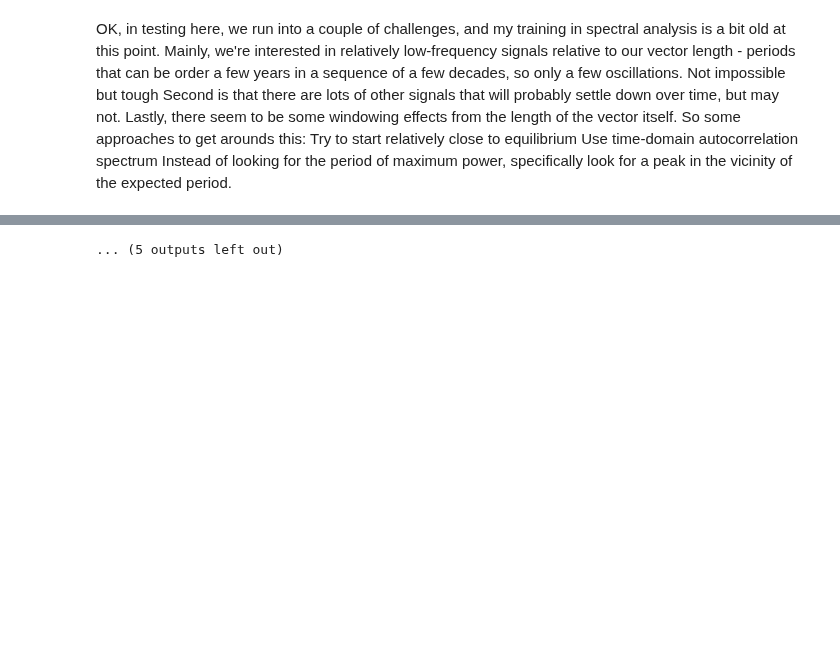
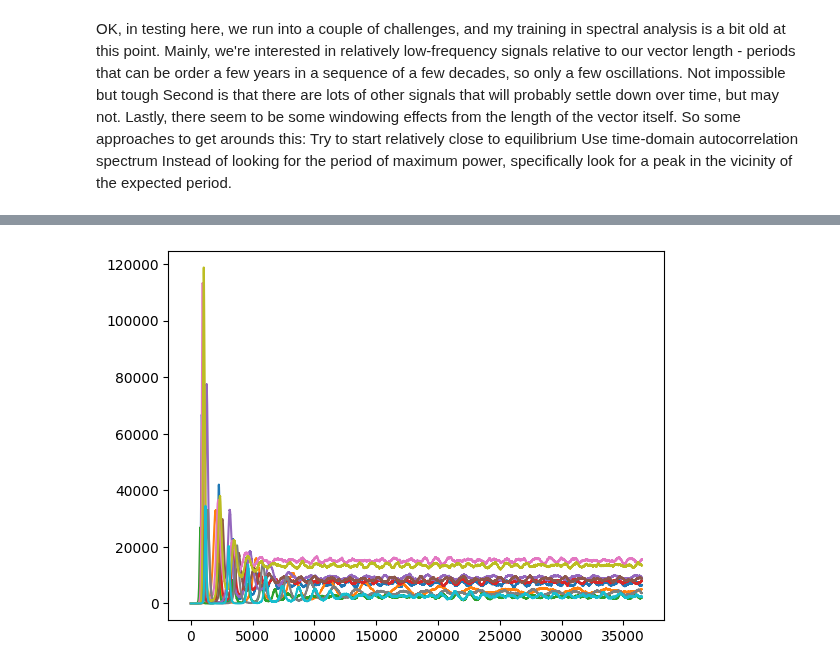
Before and after one commit to InstituteforDiseaseModeling/laser-generic, a Jupyter notebook: notebooks/SIR_wbirths_natural_periodicity.ipynb, the cells around one changed output, grey strips where cells are left out. Saved outputs shown, nothing was run; the diff lists cells and outputs as text; code cells hidden in the pictures; blank space fills up the shorter version.

```diff
--- a/notebooks/SIR_wbirths_natural_periodicity.ipynb
+++ b/notebooks/SIR_wbirths_natural_periodicity.ipynb
@@ -41,53 +40,61 @@ parameters = PropertySet({"seed": 4, "nticks": 36500, "verbose": True, "beta": 0
 # %%
-import os
+%%capture --no-display
+
+from pathlib import Path
 
 nsims = 10
 nticks = 36500
-cbrs = 15+85*np.random.rand(nsims)
-inf_means = 5+45*np.random.rand(nsims)
-R0s = 1.5+8.5*np.random.rand(nsims)
-mu = [((1+cbr/1000)**(1/365)-1) for cbr in cbrs]
-A = [1/((R0-1)*mu) / 365 for R0, mu in zip(R0s, mu)]
-G = [1/(mu + 1/inf_mean) / 365 for mu, inf_mean in zip(mu, inf_means)]
-T_exp = [2*math.pi*np.sqrt(A*G) for A, G in zip(A, G)]
+cbrs = 15 + 85 * np.random.rand(nsims)
+inf_means = 5 + 45 * np.random.rand(nsims)
+R0s = 1.5 + 8.5 * np.random.rand(nsims)
+mu = [((1 + cbr / 1000) ** (1 / 365) - 1) for cbr in cbrs]
+A = [1 / ((R0 - 1) * mu) / 365 for R0, mu in zip(R0s, mu)]
+G = [1 / (mu + 1 / inf_mean) / 365 for mu, inf_mean in zip(mu, inf_means)]
+T_exp = [2 * math.pi * np.sqrt(A * G) for A, G in zip(A, G)]
 mycases = np.zeros((nsims, nticks))
-params_df = pd.DataFrame({
-    'cbr': cbrs,
-    'inf_mean': inf_means,
-    'R0': R0s,
-    'A': A,
-    'G': G,
-    'T_exp': T_exp,
-})
+params_df = pd.DataFrame(
+    {
+        "cbr": cbrs,
+        "inf_mean": inf_means,
+        "R0": R0s,
+        "A": A,
+        "G": G,
+        "T_exp": T_exp,
+    }
+)
 i = 0
-for cbr, inf_mean, R0 in zip(cbrs, inf_means, R0s):
-    mu = ((1+cbr/1000)**(1/365)-1)
-    parameters = PropertySet({
-        "seed": 2,
-        "nticks": 36500,
-        "verbose": True,
-        "beta": R0*(mu + 1/inf_mean),
-        "inf_mean": inf_mean,
-        "cbr": cbr,
-        "importation_period": 180,
-        "importation_count": 3})
+for cbr, inf_mean, R0 in tqdm(zip(cbrs, inf_means, R0s), desc="Simulating", total=nsims):
+    mu = (1 + cbr / 1000) ** (1 / 365) - 1
+    parameters = PropertySet(
+        {
+            "seed": 2,
+            "nticks": 36500,
+            "verbose": True,
+            "beta": R0 * (mu + 1 / inf_mean),
+            "inf_mean": inf_mean,
+            "cbr": cbr,
+            "importation_period": 180,
+            "importation_count": 3,
+        }
+    )
     model = Model(scenario, parameters)
-    model.components = [Births_ConstantPop,
+    model.components = [
+        Births_ConstantPop,
         Susceptibility,
         Transmission,
         Infection,
         Infect_Random_Agents,
     ]
 
-    set_initial_susceptibility_randomly(model, 1/R0+.02)
+    set_initial_susceptibility_randomly(model, 1 / R0 + 0.02)
     seed_infections_randomly(model, ninfections=1)
     model.run()
     plt.plot(model.patches.cases)
     mycases[i] = np.squeeze(model.patches.cases)
-    i = i+1
+    i = i + 1
 
-output_folder = os.path.abspath(os.path.join(os.getcwd(), '..', '..', 'laser-generic-outputs', 'periodicity'))
-os.makedirs(output_folder, exist_ok=True)
-params_df.to_csv(os.path.join(output_folder, 'params_df.csv'), index=False)
-np.save(os.path.join(output_folder, 'mycases.npy'), mycases)
+output_folder = (Path.cwd().parent.parent / "laser-generic-outputs" / "periodicity").absolute()
+Path.mkdir(output_folder, parents=True, exist_ok=True)
+params_df.to_csv(output_folder / "params_df.csv", index=False)
+np.save(output_folder / "mycases.npy", mycases)
 # %% [output]
@@ -191,2 +101,2 @@ Total:                   78,631,517 microseconds
-... (5 outputs left out)
+[figure, added]
 # %%
```
Also changed, not shown: parts of 7 cells of this notebook, 17 other files.
